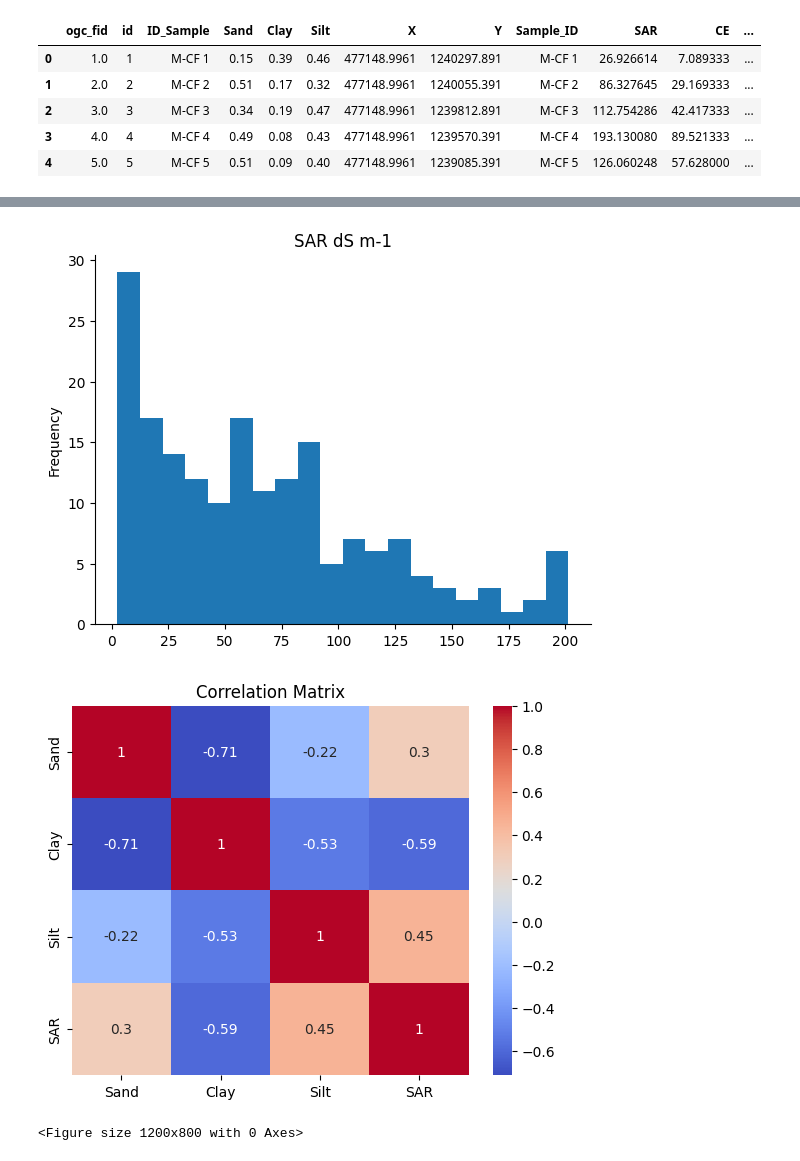
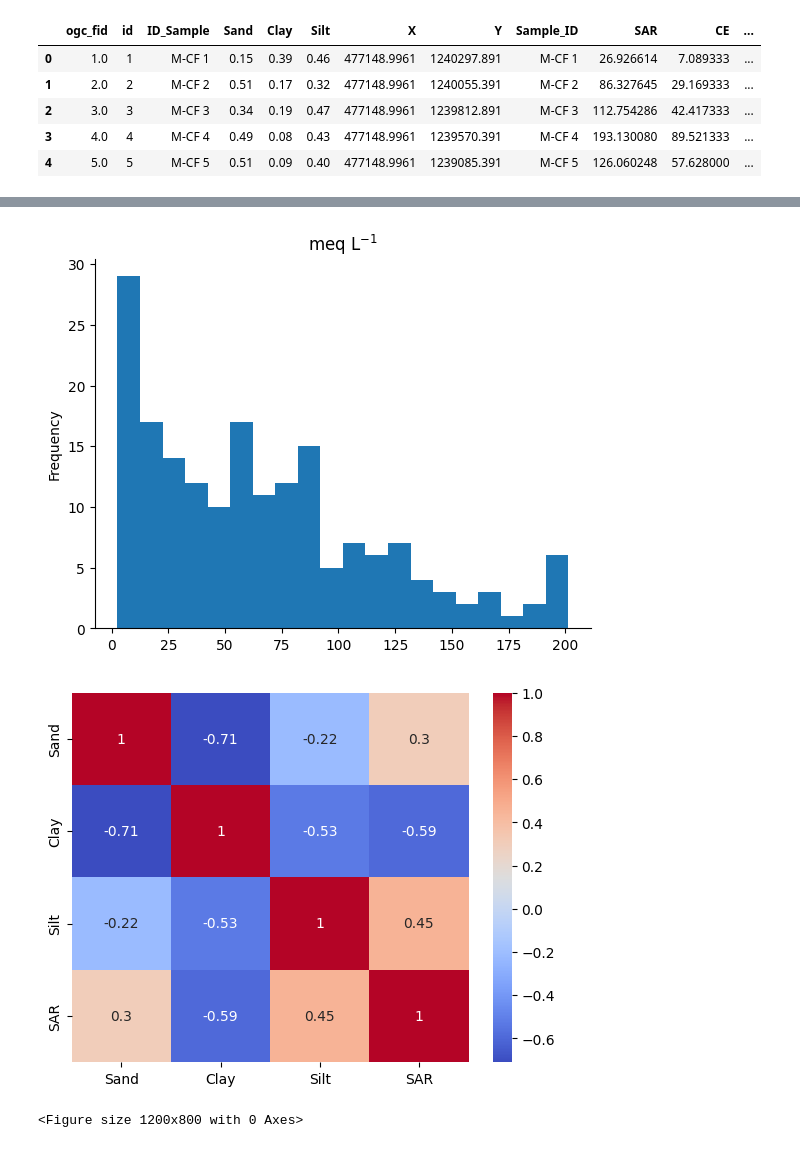
Before and after one commit to Emmanuel461/PML_2023_2024, a Jupyter notebook: Final_work/Codes/2.Pre_process_data.ipynb, the cells around one changed output, grey strips where cells are left out. Drawn from its saved outputs; the diff is of its cells as text; code cells hidden in the pictures.

```diff
--- a/Final_work/Codes/2.Pre_process_data.ipynb
+++ b/Final_work/Codes/2.Pre_process_data.ipynb
@@ -356,17 +356,17 @@ plt.show()
 # %%
 from matplotlib import pyplot as plt
-training_vectors['SAR'].plot(kind='hist', bins=20, title='SAR dS m-1')
+training_vectors['SAR'].plot(kind='hist', bins=20, title='meq L$^{-1}$')
 plt.gca().spines[['top', 'right',]].set_visible(False)
 # %% [output]
-[figure, old version]
+[figure, new version]
 # %%
 # Matriz de correlación
 corr_matrix = training_vectors[['Sand', 'Clay', 'Silt', 'SAR']].corr()
 sns.heatmap(corr_matrix, annot=True, cmap='coolwarm')
-plt.title('Correlation Matrix')
+plt.title('')
 plt.show()
 # %% [output]
-[figure, old version]
+[figure, new version]
 # %%
 # Boxplots de las variables de textura y SAR
 plt.figure(figsize=(12, 8))
```
Also changed, not shown: parts of 1 cell of this notebook, 9 other files.
